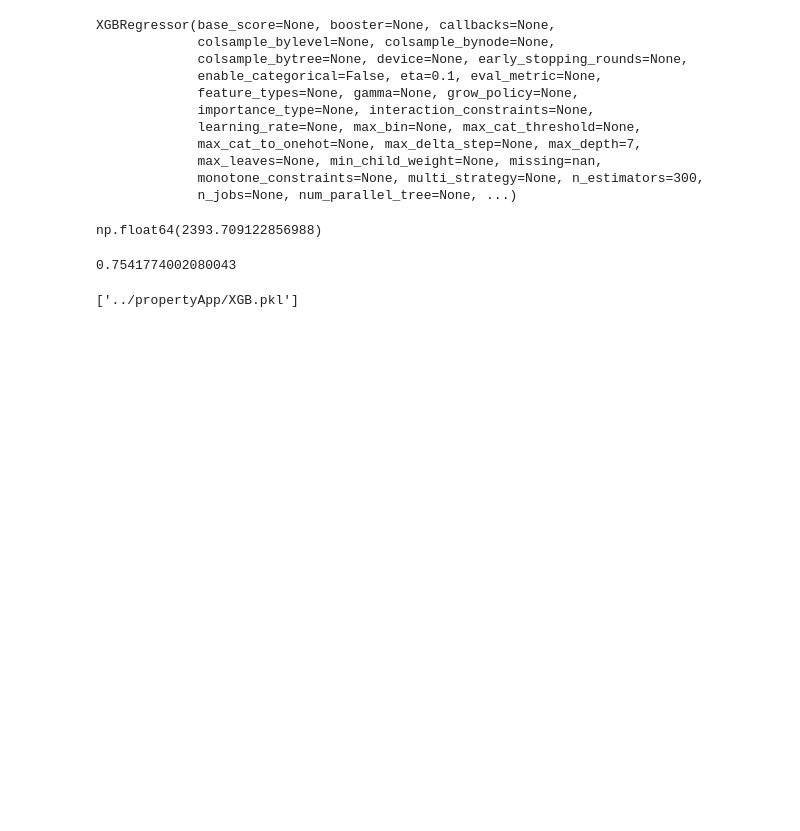
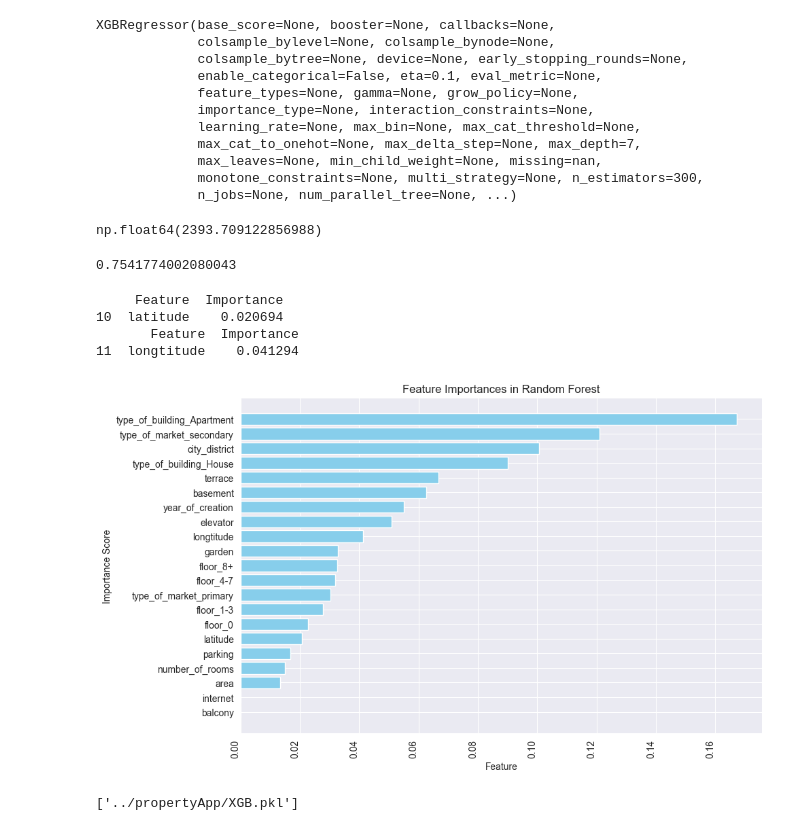
Before and after one commit to Krzy-Doma/Real_estate_price_forecasting, a Jupyter notebook: modeling/xgb.ipynb, the cells around one changed output. Saved outputs shown, nothing was run; the diff lists cells and outputs as text; code cells hidden in the pictures; blank space fills up the shorter version.

```diff
--- a/modeling/xgb.ipynb
+++ b/modeling/xgb.ipynb
@@ -107,3 +119,47 @@ r2_xgb
+# %%
+import numpy as np
+
+# Retrieve feature importance scores
+feature_importances = model_XGB.feature_importances_
+
+
+# Get feature names after transformation
+feature_names = (
+    preprocessor.named_transformers_['cat'][-1].get_feature_names_out(X_train.select_dtypes(include=object).columns)
+    if 'cat' in preprocessor.named_transformers_
+    else []
+)
+numeric_features = X_train.select_dtypes(exclude=object).columns
+all_features = np.concatenate([numeric_features, feature_names])
+
+# Create a DataFrame for feature importance
+feature_importance_df = pd.DataFrame({
+    'Feature': all_features,
+    'Importance': feature_importances
+}).sort_values(by='Importance', ascending=True)
+
+# Display the feature importance
+print(feature_importance_df[feature_importance_df['Feature'] == 'latitude'])
+print(feature_importance_df[feature_importance_df['Feature'] == 'longtitude'])
+# %% [output]
+     Feature  Importance
+10  latitude    0.020694
+       Feature  Importance
+11  longtitude    0.041294
+# %%
+import matplotlib.pyplot as plt
+
+plt.figure(figsize=(10, 6))
+plt.barh(feature_importance_df['Feature'], feature_importance_df['Importance'], color='skyblue')
+plt.xlabel('Feature')
+plt.ylabel('Importance Score')
+plt.title('Feature Importances in Random Forest')
+plt.xticks(rotation=90, ha='right')
+plt.tight_layout()
+plt.savefig('../propertyApp/XGB_importance.png')
+plt.show()
+# %% [output]
+[figure, added]
 # %%
 import joblib
 
```
Also changed, not shown: parts of 2 cells of this notebook, 8 other files.
